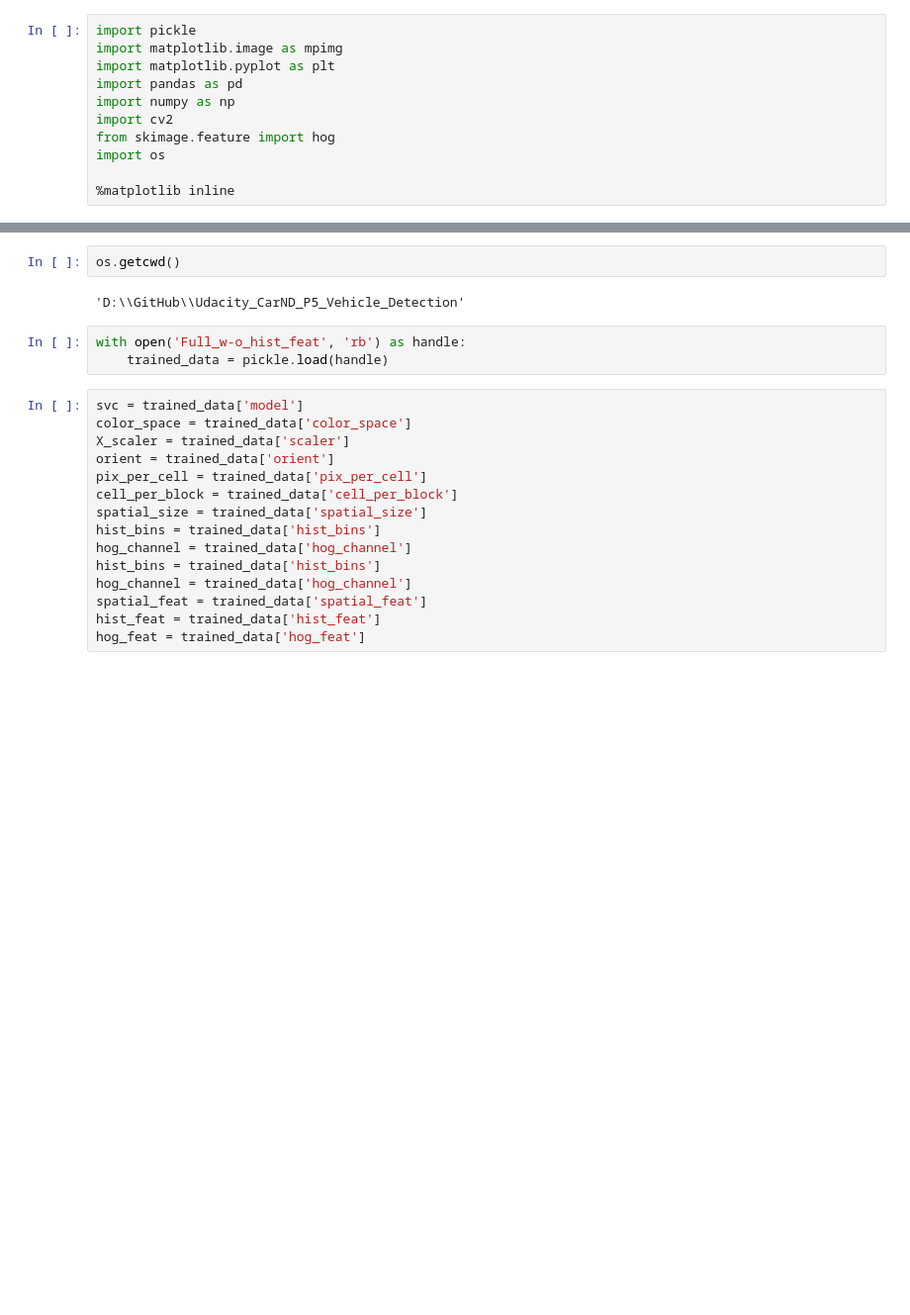
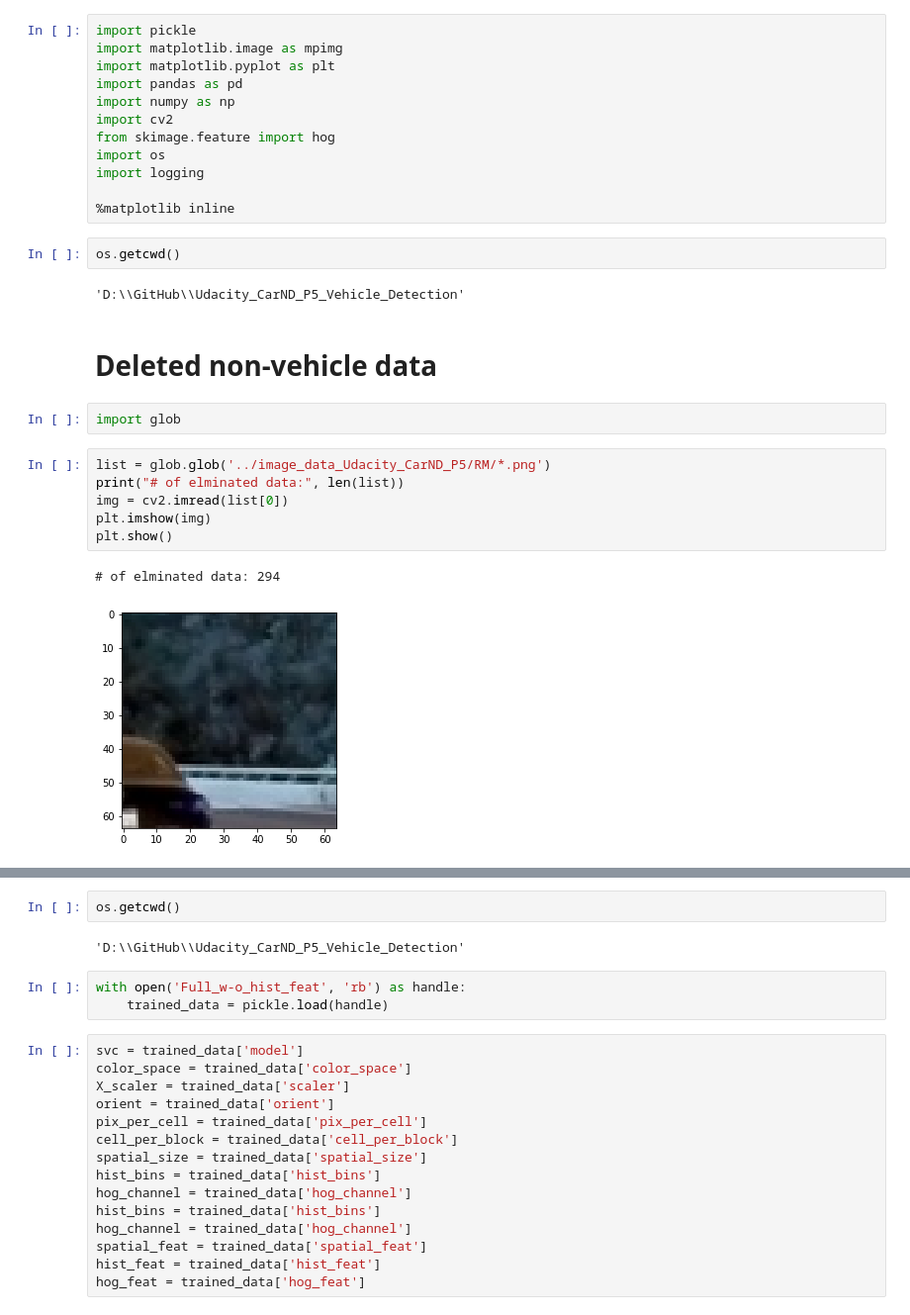
Before and after one commit to GinYoshida/Udacity_CarND_P5_Vehicle_Detection, a Jupyter notebook: Code_test.ipynb, the cells around one changed output, grey strips where cells are left out. Shown at 99% size. Cells and saved outputs as stored; diff of their text form; blank space fills up the shorter version.

```diff
--- a/Code_test.ipynb
+++ b/Code_test.ipynb
@@ -7,5 +7,23 @@ import numpy as np
 import cv2
 from skimage.feature import hog
 import os
+import logging
 
 %matplotlib inline
+# %%
+os.getcwd()
+# %% [output]
+'D:\\GitHub\\Udacity_CarND_P5_Vehicle_Detection'
+# %% [markdown]
+# Deleted non-vehicle data
+# %%
+import glob
+# %%
+list = glob.glob('../image_data_Udacity_CarND_P5/RM/*.png')
+print("# of elminated data:", len(list))
+img = cv2.imread(list[0])
+plt.imshow(img)
+plt.show()
+# %% [output]
+# of elminated data: 294
+[figure, added]
```
Also changed, not shown: parts of 31 cells of this notebook, 10 other files.
